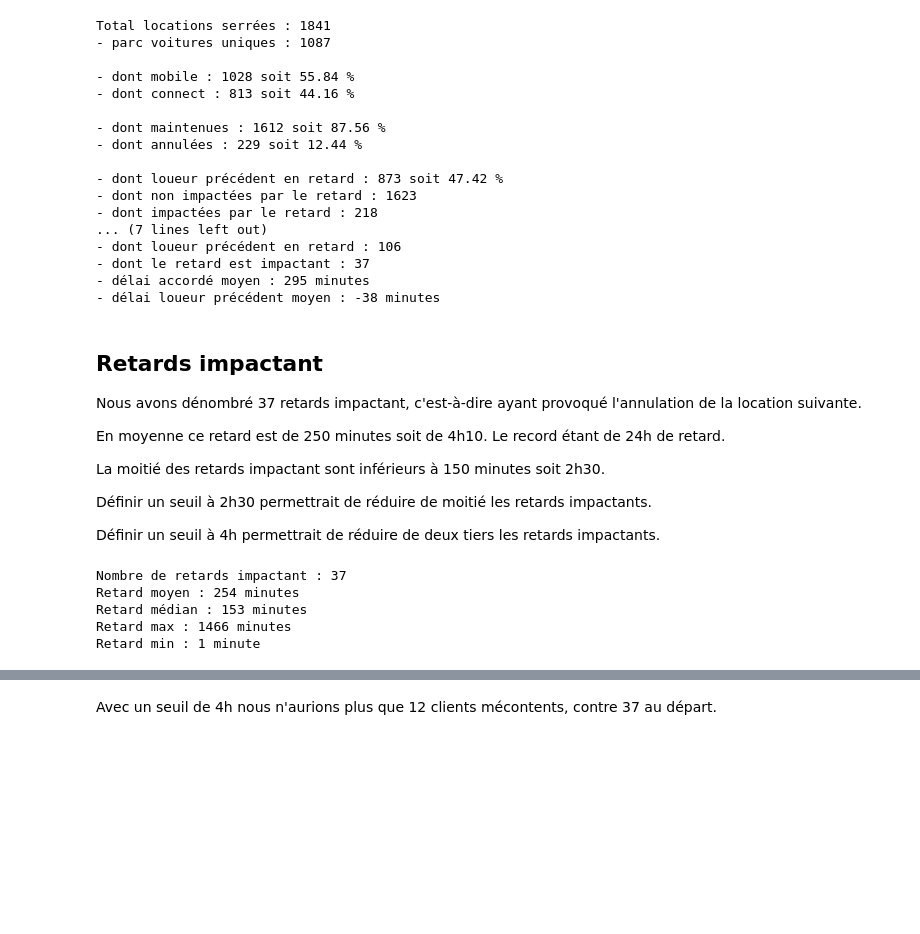
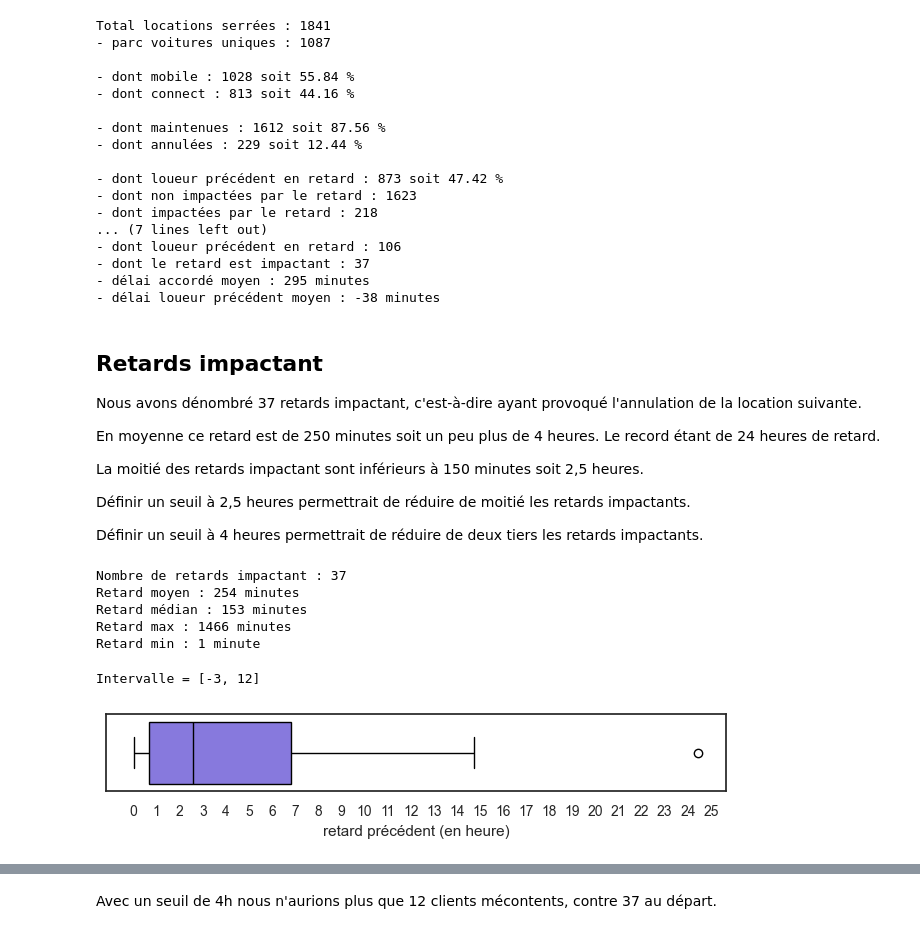
Before and after one commit to thimyxuan/car-rental-delay-analysis, a Jupyter notebook: partie_1.ipynb, the cells around one changed output, grey strips where cells are left out. Drawn from its saved outputs; the diff is of its cells as text; code cells hidden in the pictures; blank space fills up the shorter version.

```diff
--- a/partie_1.ipynb
+++ b/partie_1.ipynb
@@ -211,12 +211,12 @@ Total locations serrées : 1841
 
 Nous avons dénombré 37 retards impactant, c'est-à-dire ayant provoqué l'annulation de la location suivante.
 
-En moyenne ce retard est de 250 minutes soit de 4h10. Le record étant de 24h de retard.
+En moyenne ce retard est de 250 minutes soit un peu plus de 4 heures. Le record étant de 24 heures de retard.
 
-La moitié des retards impactant sont inférieurs à 150 minutes soit 2h30.
+La moitié des retards impactant sont inférieurs à 150 minutes soit 2,5 heures.
 
-Définir un seuil à 2h30 permettrait de réduire de moitié les retards impactants.
+Définir un seuil à 2,5 heures permettrait de réduire de moitié les retards impactants.
 
-Définir un seuil à 4h permettrait de réduire de deux tiers les retards impactants.
+Définir un seuil à 4 heures permettrait de réduire de deux tiers les retards impactants.
 # %%
 canceled_because_of_previous = tight_rentals_enriched[(tight_rentals_enriched['state']=='canceled') & (tight_rentals_enriched['previous_delay'] > tight_rentals_enriched['time_gap'])]
@@ -234,2 +239,16 @@ Retard min : 1 minute
+# %%
+# Nous retirons les 2 valeurs aberrantes avant de faire la visualisation
+mean_val = impacting_delay['previous_delay_hours'].mean()
+std_val = impacting_delay['previous_delay_hours'].std()
+print(f'Intervalle = [{round((mean_val - 1.5*std_val))}, {round((mean_val + 1.5*std_val))}]')
+
+fig, ax = plt.subplots(figsize=(8, 1))
+sns.boxplot(x=impacting_delay['previous_delay_hours'], ax=ax, palette=['mediumslateblue'], linecolor='black')
+plt.xticks([i for i in range(0,26,1)], fontsize=10)
+plt.xlabel('retard précédent (en heure)', fontsize=11)
+plt.show()
+# %% [output]
+Intervalle = [-3, 12]
+[figure, added]
 # %%
 # Retards entraînant l'annulation de la location suivante
```
Also changed, not shown: parts of 36 cells of this notebook, 1 other file.
